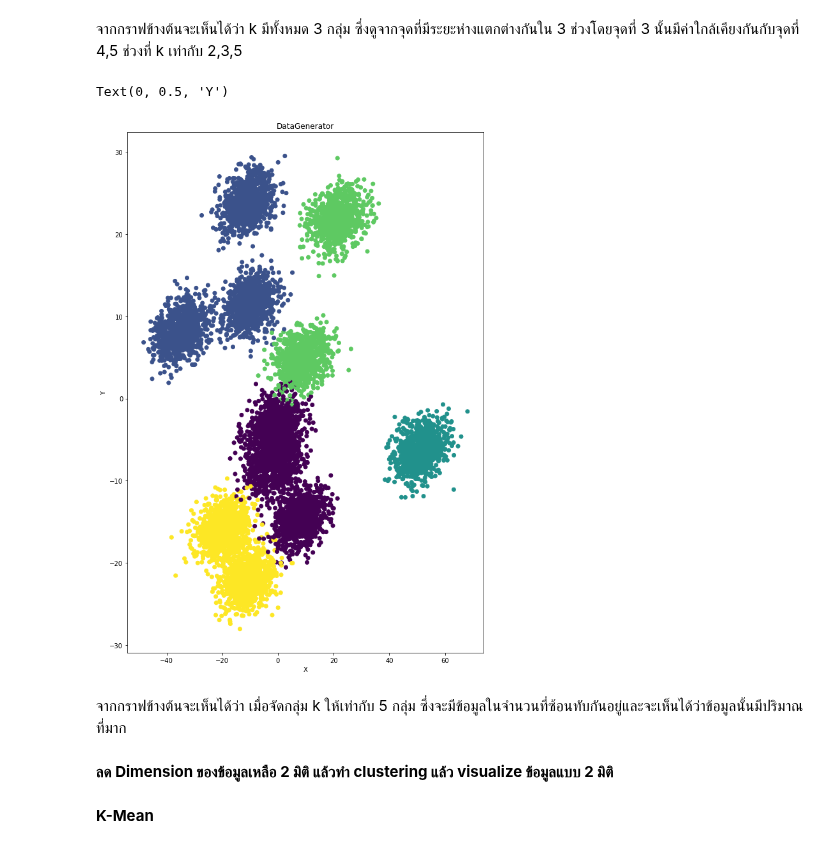
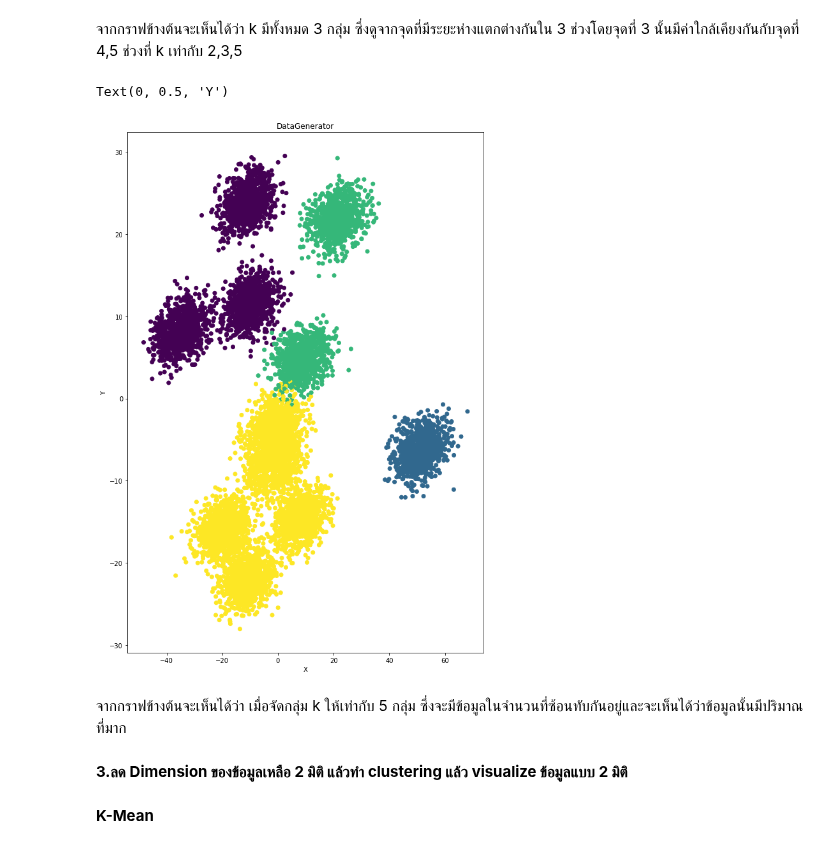
Before and after one commit to kittimaxz/multivariate, a Jupyter notebook: Multivariate_Exam.ipynb, the cells around one changed output. Drawn from its saved outputs; the diff is of its cells as text; code cells hidden in the pictures.

```diff
--- a/Multivariate_Exam.ipynb
+++ b/Multivariate_Exam.ipynb
@@ -244,20 +244,20 @@ plt.ylabel('Silhouette Score');
 # %%
 matplotlib.rcParams['figure.figsize']=[10,15]
 # %%
-kmeans=KMeans(n_clusters=5,random_state=2021)
+kmeans=KMeans(n_clusters=4,random_state=2021)
 kmeans.fit(Data)
 y=kmeans.predict(Data)
 plt.scatter(new_pca[:,0],new_pca[:,1],c=y)
 plt.title('DataGenerator')
 plt.xlabel('X')
 plt.ylabel('Y')
 # %% [output]
 Text(0, 0.5, 'Y')
-[figure, old version]
+[figure, new version]
 # %% [markdown]
 จากกราฟข้างต้นจะเห็นได้ว่า เมื่อจัดกลุ่ม k ให้เท่ากับ 5 กลุ่ม ซึ่งจะมีข้อมูลในจำนวนที่ซ้อนทับกันอยู่และจะเห็นได้ว่าข้อมูลนั้นมีปริมาณที่มาก
 # %% [markdown]
-**ลด Dimension ของข้อมูลเหลือ 2 มิติ แล้วทำ clustering แล้ว visualize ข้อมูลแบบ 2 มิติ**
+**3.ลด Dimension ของข้อมูลเหลือ 2 มิติ แล้วทำ clustering แล้ว visualize ข้อมูลแบบ 2 มิติ**
 # %%
 from sklearn.manifold import MDS
 # %%
```
Also changed, not shown: parts of 9 cells of this notebook.
